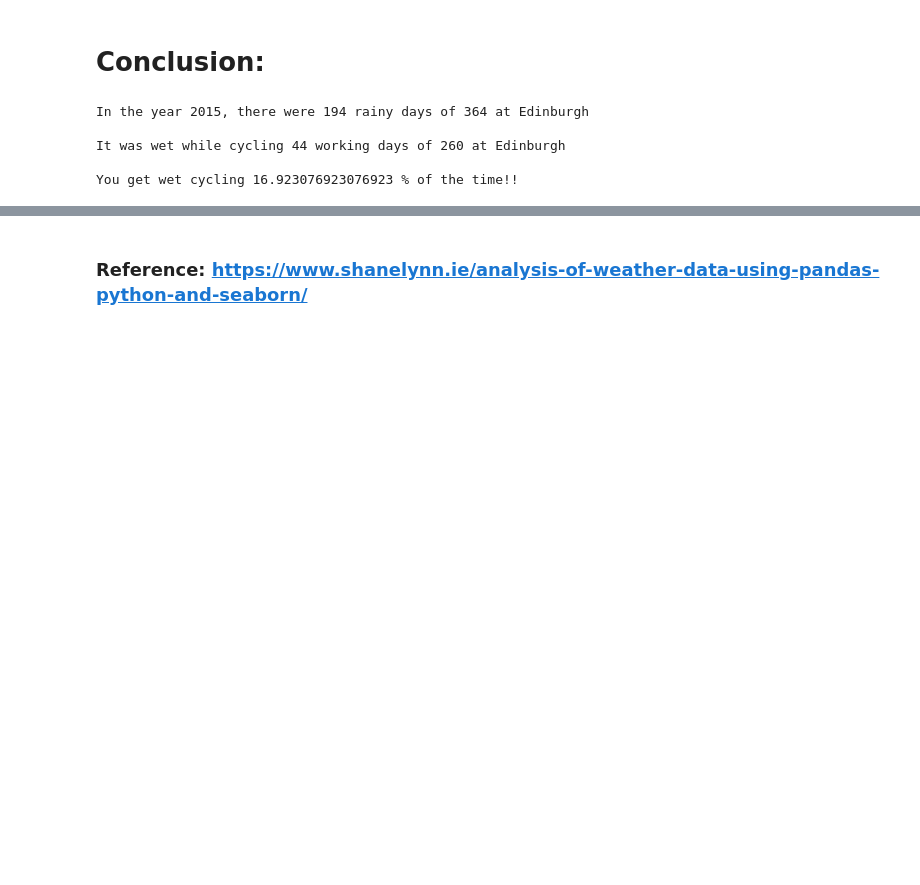
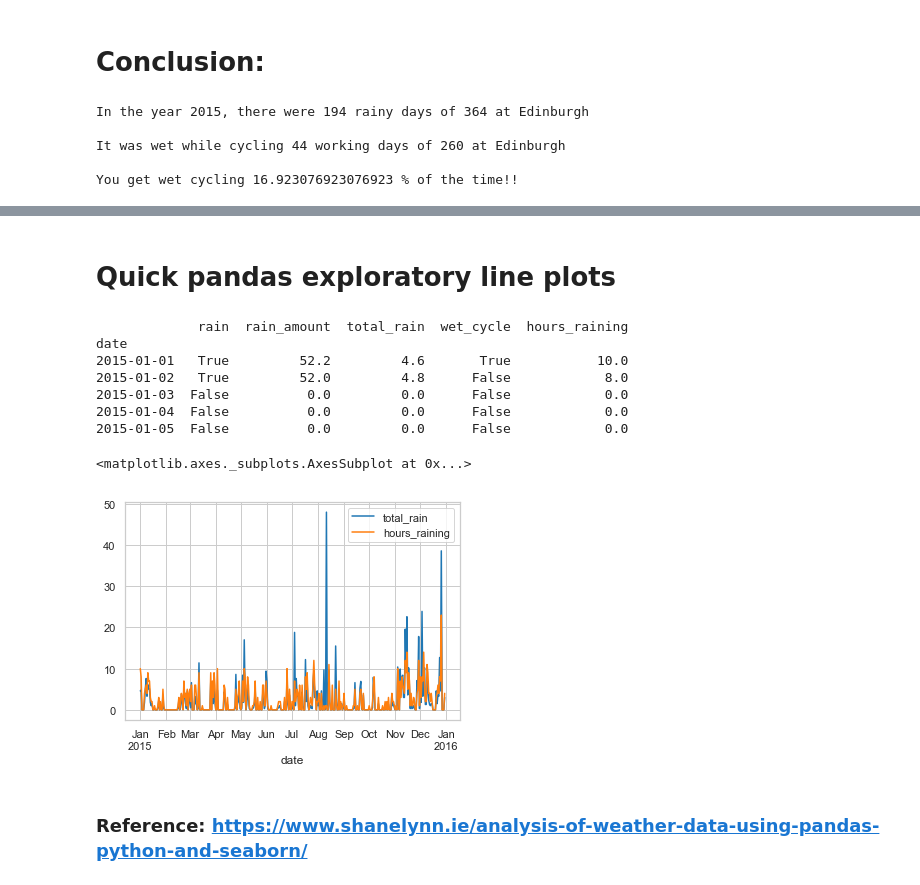
Before and after one commit to silver1icicle/Data_Science, a Jupyter notebook: 10_Analyzing_Weather_Data_From_Scratch.ipynb, the cells around one changed output, grey strips where cells are left out. Drawn from its saved outputs; the diff is of its cells as text; code cells hidden in the pictures; blank space fills up the shorter version.

```diff
--- a/10_Analyzing_Weather_Data_From_Scratch.ipynb
+++ b/10_Analyzing_Weather_Data_From_Scratch.ipynb
@@ -532,2 +640,17 @@ You get wet cycling 16.923076923076923 % of the time!!
+# %% [markdown]
+# Quick pandas exploratory line plots
+# %%
+print(temp.head())
+temp[['wet_cycle', 'total_rain', 'hours_raining']].plot()
+# %% [output]
+             rain  rain_amount  total_rain  wet_cycle  hours_raining
+date
+2015-01-01   True         52.2         4.6       True           10.0
+2015-01-02   True         52.0         4.8      False            8.0
+2015-01-03  False          0.0         0.0      False            0.0
+2015-01-04  False          0.0         0.0      False            0.0
+2015-01-05  False          0.0         0.0      False            0.0
+<matplotlib.axes._subplots.AxesSubplot at 0x...>
+[figure, added]
 # %% [markdown]
 ### Reference: https://www.shanelynn.ie/analysis-of-weather-data-using-pandas-python-and-seaborn/
```
Also changed, not shown: parts of 8 cells of this notebook.
